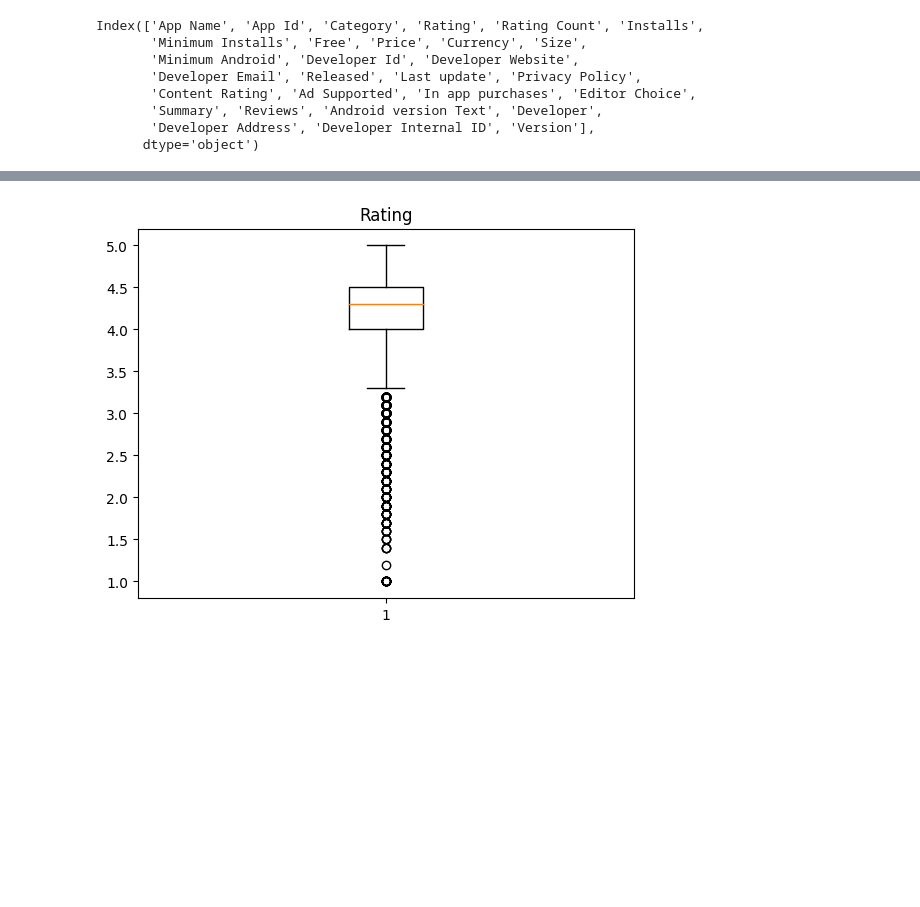
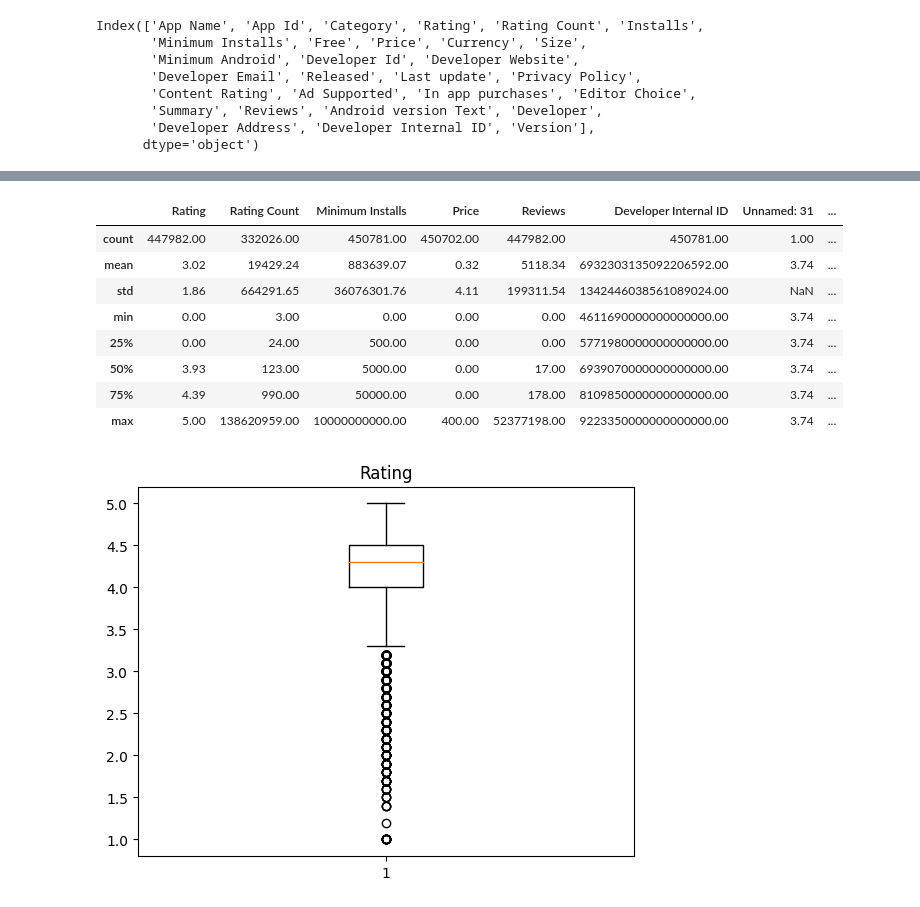
Before and after one commit to tahmine-t/DataMining_Prj, a Jupyter notebook: datamining_1.ipynb, the cells around one changed output, grey strips where cells are left out. Drawn from its saved outputs; the diff is of its cells as text; code cells hidden in the pictures; blank space fills up the shorter version.

```diff
--- a/datamining_1.ipynb
+++ b/datamining_1.ipynb
@@ -337,0 +190,12 @@ result
+# %%
+df1.describe()
+# %% [output]
+|  | Rating | Rating Count | Minimum Installs | Price | Reviews | Developer Internal ID | Unnamed: 31 | ... |
+| count | 447982.00 | 332026.00 | 450781.00 | 450702.00 | 447982.00 | 450781.00 | 1.00 | ... |
+| mean | 3.02 | 19429.24 | 883639.07 | 0.32 | 5118.34 | 6932303135092206592.00 | 3.74 | ... |
+| std | 1.86 | 664291.65 | 36076301.76 | 4.11 | 199311.54 | 1342446038561089024.00 | NaN | ... |
+| min | 0.00 | 3.00 | 0.00 | 0.00 | 0.00 | 4611690000000000000.00 | 3.74 | ... |
+| 25% | 0.00 | 24.00 | 500.00 | 0.00 | 0.00 | 5771980000000000000.00 | 3.74 | ... |
+| 50% | 3.93 | 123.00 | 5000.00 | 0.00 | 17.00 | 6939070000000000000.00 | 3.74 | ... |
+| 75% | 4.39 | 990.00 | 50000.00 | 0.00 | 178.00 | 8109850000000000000.00 | 3.74 | ... |
+| max | 5.00 | 138620959.00 | 10000000000.00 | 400.00 | 52377198.00 | 9223350000000000000.00 | 3.74 | ... |
```
Also changed, not shown: parts of 38 cells of this notebook.
